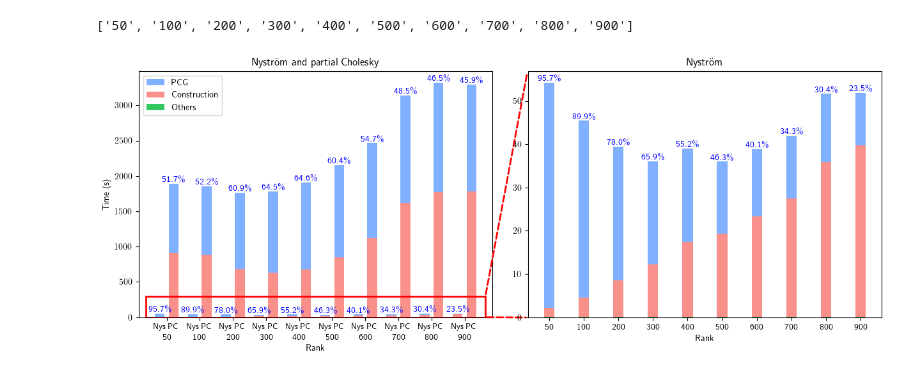
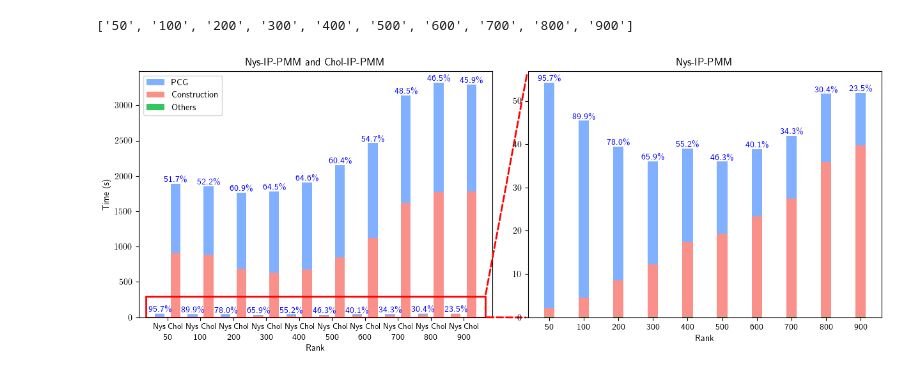
Before and after one commit to udellgroup/Nys-IP-PMM, a Jupyter notebook: notebooks/SVM_analysis/plotting.ipynb, the cells around one changed output. Cells and saved outputs as stored; diff of their text form; code cells hidden in the pictures.

Commit message:
updates RNASeq time plot

```diff
--- a/notebooks/SVM_analysis/plotting.ipynb
+++ b/notebooks/SVM_analysis/plotting.ipynb
@@ -165,8 +165,8 @@ print(ranks_str)
 # %%
 width = 0.3
 num_rank = len(ranks)
-x_loc_Nys = np.arange(num_rank) - width/2 - 0.06
-x_loc_PC = np.arange(num_rank) + width/2 + 0.06
+x_loc_Nys = np.arange(num_rank) - width/2 - 0.09
+x_loc_PC = np.arange(num_rank) + width/2 + 0.09
 Times_type = {'remain': 'RemainingTime', 'construct': 'TotalElapsedConstructPrecond', 'cg': 'TotalElapsedCGsolving'}
 colors = {'remain': '#00BA38', 'construct': '#F8766D', 'cg': '#619CFF'}
 textcolor = 'blue'
@@ -211,7 +211,7 @@ for loc in x_loc_Nys:
     plt.annotate('Nys', (loc, 0), (0, -11), xycoords='data', textcoords='offset points',
                  va='center', ha='center', color='black', fontsize=9)
 for loc in x_loc_PC:
-    plt.annotate('PC', (loc, 0), (0, -11), xycoords='data', textcoords='offset points',
+    plt.annotate('Chol', (loc, 0), (0, -11), xycoords='data', textcoords='offset points',
                  va='center', ha='center', color='black', fontsize=9)
 
 
@@ -220,7 +220,7 @@ plt.legend(loc='upper left')
 plt.xticks(np.arange(num_rank), ranks_str, y = -0.04)
 plt.xlabel('Rank')
 plt.ylabel('Time (s)')
-plt.title('Nyström and partial Cholesky')
+plt.title('Nys-IP-PMM and Chol-IP-PMM')
 
 
 # Second plot
@@ -236,32 +236,32 @@ for rect, perc in zip(bars, Nys_df['TotalElapsedCGsolving_Percentage']):
     text_x_loc = rect.get_x()+rect.get_width()/2.0
     text_y_loc = rect.get_y()+rect.get_height()
     plt.text(text_x_loc, text_y_loc, f"{perc:.1f}\%",
              horizontalalignment="center", verticalalignment="bottom", color=textcolor)
 
 bars = plt.bar(x_loc, Nys_df[Times_type['construct']], width,
                color=colors['construct'], alpha=0.8, label="Construction")
 
 bars = plt.bar(x_loc, Nys_df[Times_type['remain']], width,
                color=colors['remain'], alpha=0.8, label="Others")
 
 plt.xticks(np.arange(num_rank), ranks_str)
 plt.xlabel('Rank')
-plt.title('Nyström')
+plt.title('Nys-IP-PMM')
 plt.subplots_adjust(wspace=0.1)
 
 # Add a zooming box
 left = x_loc_Nys[0]-1.4*width
 right = x_loc_PC[-1]+1.4*width
 length = right-left
 rect = Rectangle([left, 0.0], length, 300.0, linewidth=2, edgecolor='r', fill=False)
 ax1.add_patch(rect)
 srcCorners = rect.get_corners()
 dstCorners = [[0.45, 0.13], [0.45, 0.9]] #ax2.get_position().corners()
 src = [1, 2]; dst = [0, 1]
 for k in range(2):
     ax1.annotate('', xy=dstCorners[dst[k]], xytext=srcCorners[src[k]], xycoords='figure fraction', textcoords='data', arrowprops=dict(arrowstyle='-', color='r', linewidth=2, linestyle='dashed'))
 
 plt.savefig(time_fig_path, format='pdf', bbox_inches = 'tight')
 plt.show()
 # %% [output]
-[figure, old version]
+[figure, new version]
```
Also changed, not shown: 1 other file.
